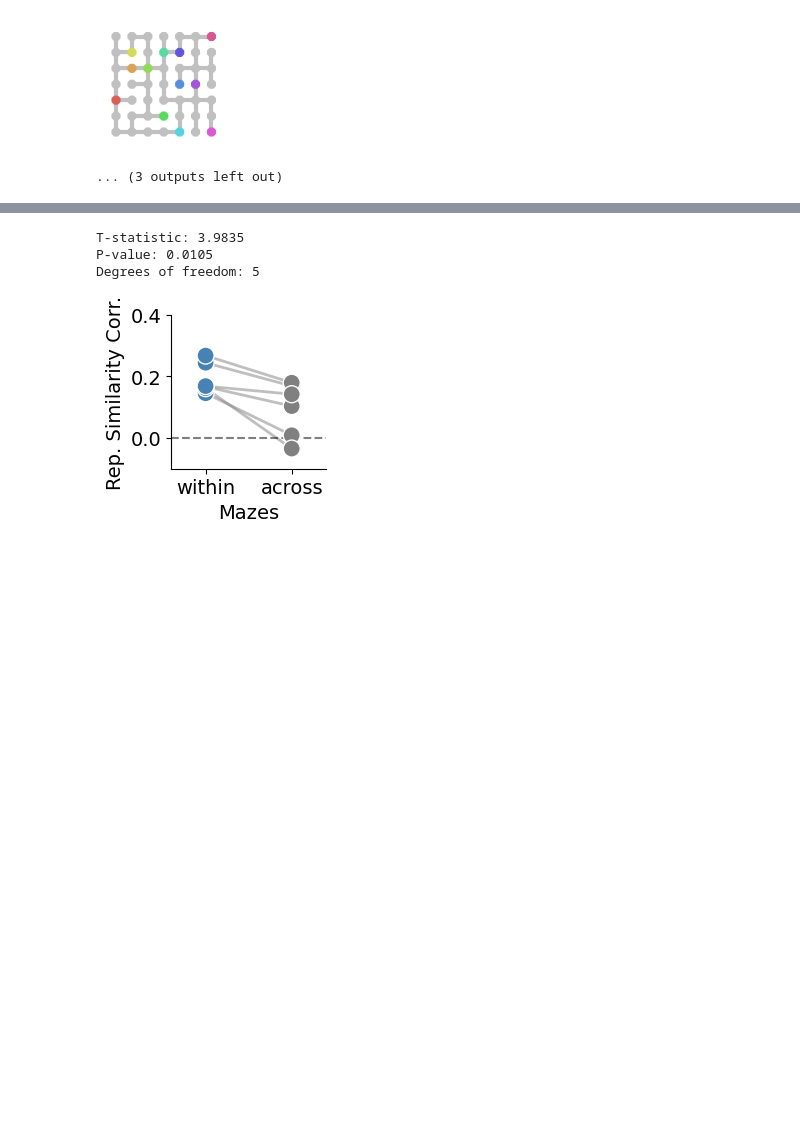
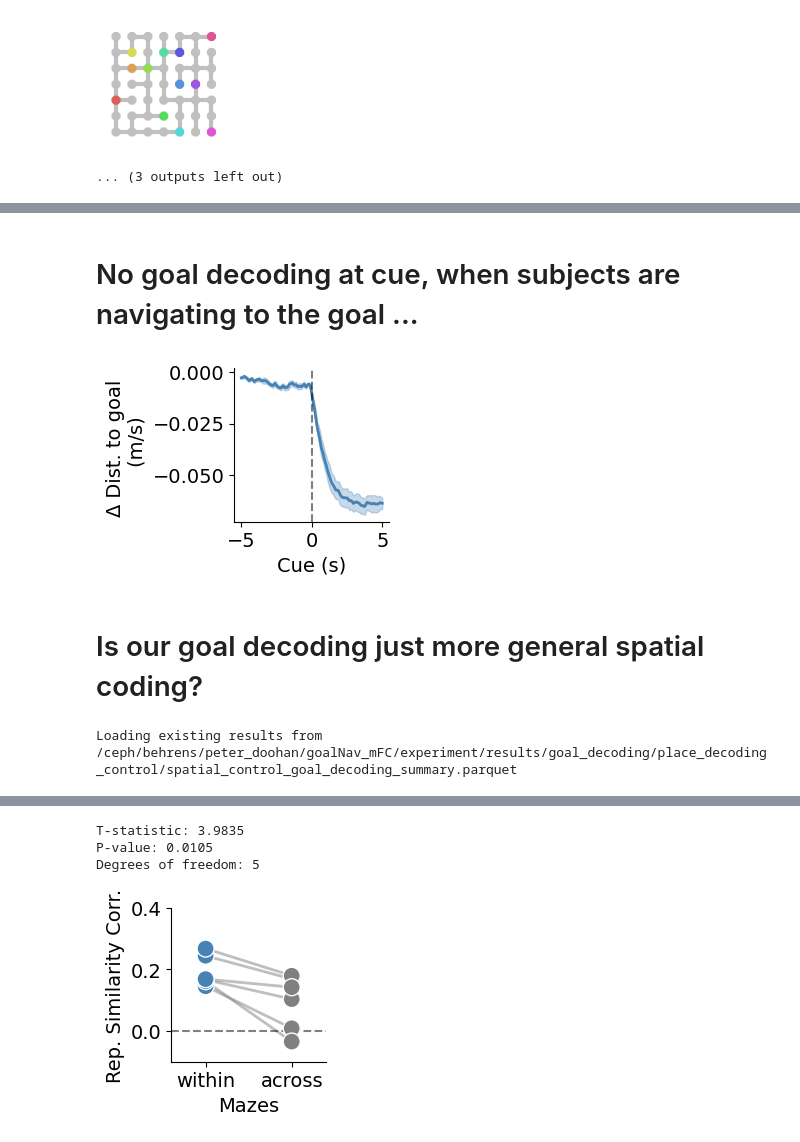
Before and after one commit to peterdoohan/GridMaze-mFC, a Jupyter notebook: Notebooks/goal_coding.ipynb, the cells around one changed output, grey strips where cells are left out. Drawn from its saved outputs; the diff is of its cells as text; code cells hidden in the pictures; blank space fills up the shorter version.

```diff
--- a/Notebooks/goal_coding.ipynb
+++ b/Notebooks/goal_coding.ipynb
@@ -112,0 +151,2 @@ ddg.plot_cross_subject_rate_of_change_of_distance_to_goal(ax=ax2, window_length=
+# %% [markdown]
+# No goal decoding at cue, when subjects are navigating to the goal ...
@@ -112,0 +155,8 @@ ddg.plot_cross_subject_rate_of_change_of_distance_to_goal(ax=ax2, window_length=
+# %%
+# plot ddtg
+f, ax = plt.subplots(1, 1, figsize=(2, 2), clear=True)
+ddg.plot_cross_subject_rate_of_change_of_distance_to_goal(ax=ax, window_length=5, smooth_SD=6, color="steelblue")
+# %% [output]
+[figure, added]
+# %% [markdown]
+# Is our goal decoding just more general spatial coding?
@@ -112,0 +165,4 @@ ddg.plot_cross_subject_rate_of_change_of_distance_to_goal(ax=ax2, window_length=
+# %%
+spatial_control_df = pdc.get_spatial_goal_decoding_control_summary()
+# %% [output]
+Loading existing results from /ceph/behrens/peter_doohan/goalNav_mFC/experiment/results/goal_decoding/place_decoding_control/spatial_control_goal_decoding_summary.parquet
```
Also changed, not shown: parts of 24 cells of this notebook, 3 other files.
